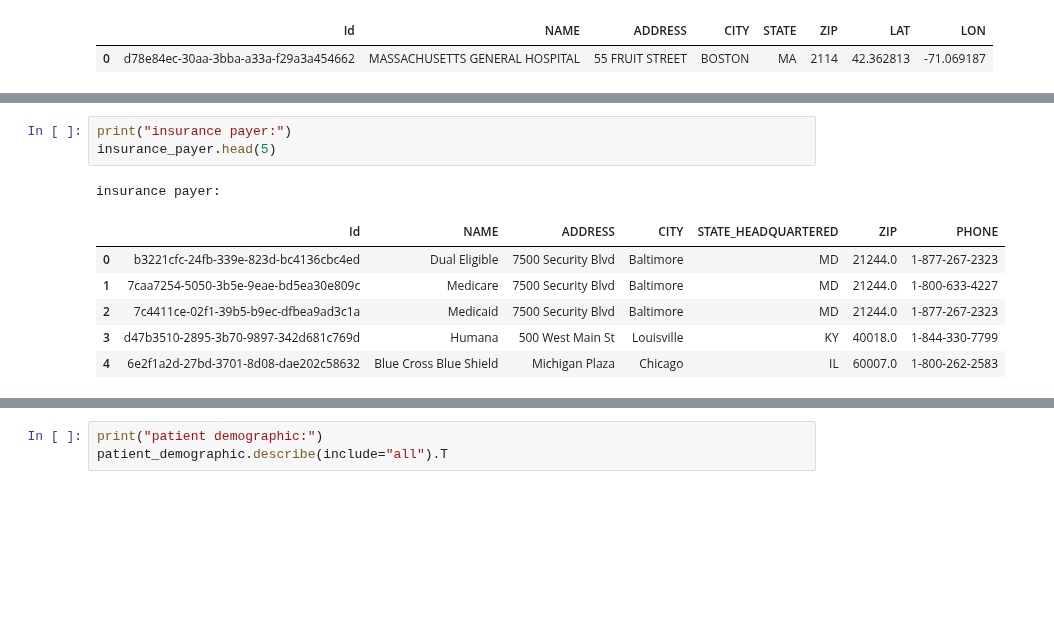
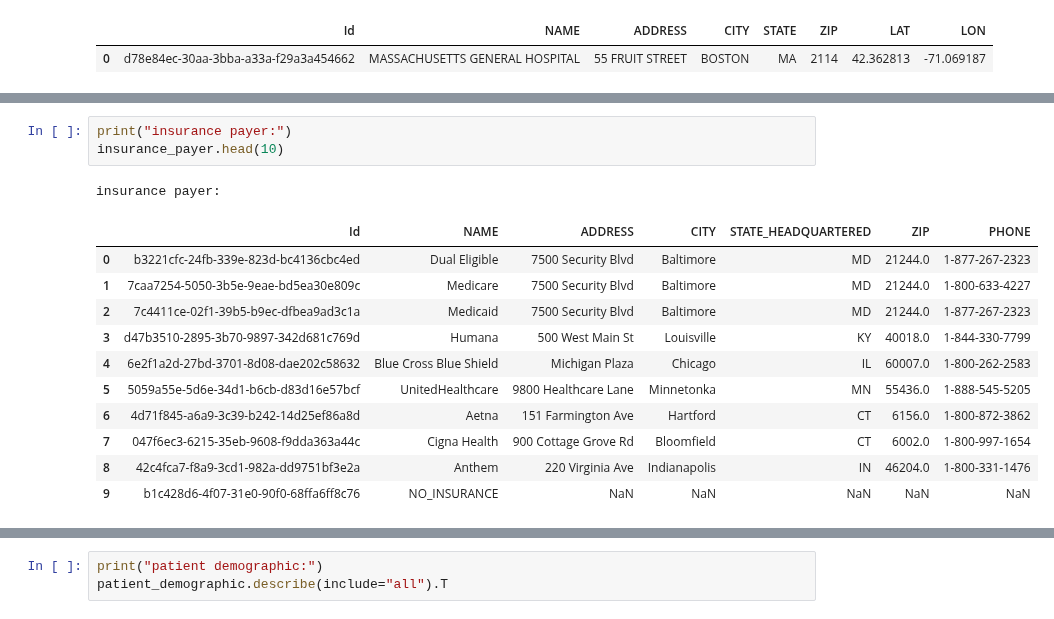
Before and after one commit to Akshay-Paunikar/Maven_Analytics_Challenges, a Jupyter notebook: Hospital_Patient_Records_Challenge/Maven_Hospital_Challenge.ipynb, the cells around one changed output, grey strips where cells are left out. Saved outputs shown, nothing was run; the diff lists cells and outputs as text; blank space fills up the shorter version.

```diff
--- a/Hospital_Patient_Records_Challenge/Maven_Hospital_Challenge.ipynb
+++ b/Hospital_Patient_Records_Challenge/Maven_Hospital_Challenge.ipynb
@@ -78,15 +79,20 @@ patient demographic:
 | 4 | f96addf5-81b9-0aab-7855-d208d3d352c5 | 1928-12-25 | 2014-02-23 | Mr. | Edwin773 | Labadie908 | NaN | NaN | M | white | ... |
 # %%
 print("insurance payer:")
-insurance_payer.head(5)
+insurance_payer.head(10)
 # %% [output]
 insurance payer:
 |  | Id | NAME | ADDRESS | CITY | STATE_HEADQUARTERED | ZIP | PHONE |
 | 0 | b3221cfc-24fb-339e-823d-bc4136cbc4ed | Dual Eligible | 7500 Security Blvd | Baltimore | MD | 21244.0 | 1-877-267-2323 |
 | 1 | 7caa7254-5050-3b5e-9eae-bd5ea30e809c | Medicare | 7500 Security Blvd | Baltimore | MD | 21244.0 | 1-800-633-4227 |
 | 2 | 7c4411ce-02f1-39b5-b9ec-dfbea9ad3c1a | Medicaid | 7500 Security Blvd | Baltimore | MD | 21244.0 | 1-877-267-2323 |
 | 3 | d47b3510-2895-3b70-9897-342d681c769d | Humana | 500 West Main St | Louisville | KY | 40018.0 | 1-844-330-7799 |
 | 4 | 6e2f1a2d-27bd-3701-8d08-dae202c58632 | Blue Cross Blue Shield | Michigan Plaza | Chicago | IL | 60007.0 | 1-800-262-2583 |
+| 5 | 5059a55e-5d6e-34d1-b6cb-d83d16e57bcf | UnitedHealthcare | 9800 Healthcare Lane | Minnetonka | MN | 55436.0 | 1-888-545-5205 |
+| 6 | 4d71f845-a6a9-3c39-b242-14d25ef86a8d | Aetna | 151 Farmington Ave | Hartford | CT | 6156.0 | 1-800-872-3862 |
+| 7 | 047f6ec3-6215-35eb-9608-f9dda363a44c | Cigna Health | 900 Cottage Grove Rd | Bloomfield | CT | 6002.0 | 1-800-997-1654 |
+| 8 | 42c4fca7-f8a9-3cd1-982a-dd9751bf3e2a | Anthem | 220 Virginia Ave | Indianapolis | IN | 46204.0 | 1-800-331-1476 |
+| 9 | b1c428d6-4f07-31e0-90f0-68ffa6ff8c76 | NO_INSURANCE | NaN | NaN | NaN | NaN | NaN |
 # %%
 print("operating procedures:")
 operating_procedures.head(5)
```
Also changed, not shown: parts of 14 cells of this notebook.
